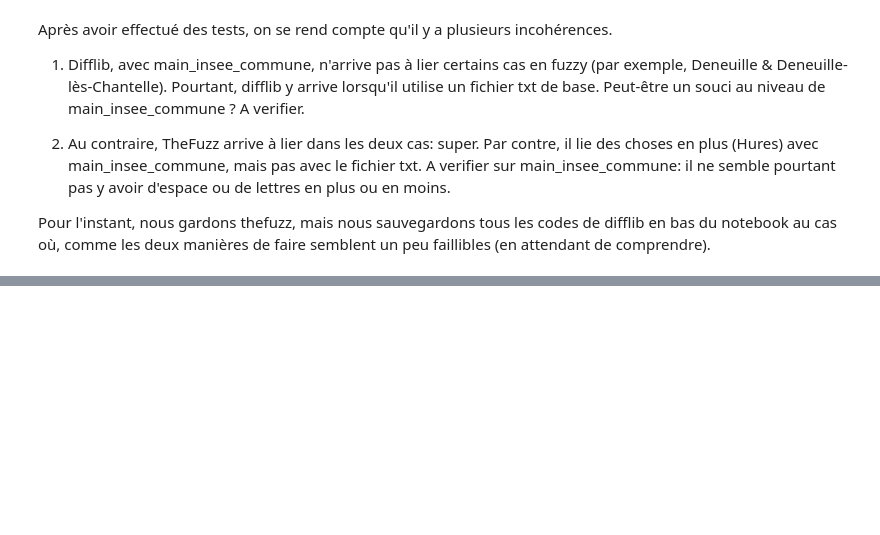
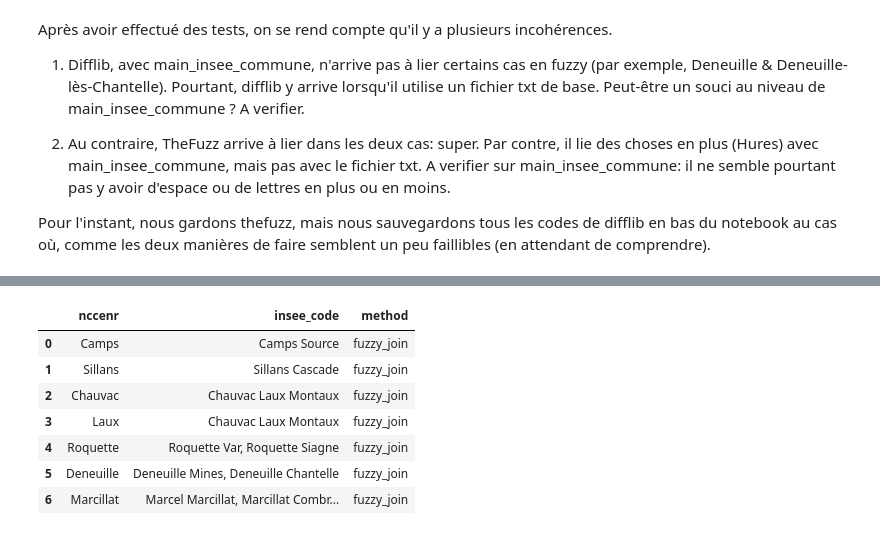
Before and after one commit to chartes/dico-topo, a Jupyter notebook: utils/pouille/linking.ipynb, the cells around one changed output, grey strips where cells are left out. Cells and saved outputs as stored; diff of their text form; code cells hidden in the pictures; blank space fills up the shorter version.

```diff
--- a/utils/pouille/linking.ipynb
+++ b/utils/pouille/linking.ipynb
@@ -1062,0 +1249,73 @@ linked_places_df = pd.concat([linked_places_df, pas_communes_fuzzy_nodpt_df]).dr
+# %%
+#Note: voici un essai sur la méthode thefuzz. Elle donne les mêmes résultats que difflib, mais pour une raison
+# que j'ignore, pas les mêmes résultats que lorsqu'on utilise main_insee_commune (il doit sûrement y avoir une erreur
+#dans la liste). On laisse donc de côté pour l'instant: cf en dessous, les méthodes thefuzzy 'au cas où'.
+
+# Définir le nom du fichier
+nom_fichier_pouille = "../../utils/pouille/resources/test_pouille.txt"
+
+# Lire le fichier texte et créer une liste de mots
+with open(nom_fichier_pouille, "r") as fichier:
+    liste_mots = fichier.read().splitlines()
+
+# Créer le dataframe avec la liste de mots
+df_pouille_thefuzz = pd.DataFrame(liste_mots, columns=["vedette"])
+
+# Définir le nom du fichier
+nom_fichier_nccenr = "../../utils/pouille/resources/test_nccenr.txt"
+
+# Lire le fichier texte et créer une liste de mots
+with open(nom_fichier_nccenr, "r") as fichier:
+    liste_mots = fichier.read().splitlines()
+
+# Créer le dataframe avec la liste de mots
+df_nccenr_thefuzz = pd.DataFrame(liste_mots, columns=["nccenr"])
+
+
+df_pouille_thefuzz['vedette'] = df_pouille_thefuzz['vedette'].apply(replace_special_characters)
+df_nccenr_thefuzz['nccenr'] = df_nccenr_thefuzz['nccenr'].apply(replace_special_characters)
+
+df_pouille_thefuzz['vedette'] = df_pouille_thefuzz['vedette'].apply(lambda x: filter_words(x, tokens=tokens))
+df_nccenr_thefuzz['nccenr'] = df_nccenr_thefuzz['nccenr'].apply(lambda x: filter_words(x, tokens=tokens))
+
+
+import pandas as pd
+from thefuzz import fuzz
+
+# Pour chaque ligne dans le DataFrame df_pouille_thefuzz
+for _, x in df_pouille_thefuzz.iterrows():
+    # Effectuer un fuzzy match entre les 'nccenr' du DataFrame df_nccenr_thefuzz et la valeur de la colonne 'vedette' de la ligne en cours (x).
+    # Sélectionner les trois meilleures correspondances (matches) ayant une similarité de 10 ou plus (selon fuzz.token_sort_ratio).
+    matches = [
+        (nccenr, fuzz.token_sort_ratio(nccenr, x['vedette']))
+        for nccenr in df_nccenr_thefuzz['nccenr']
+        if all(word in nccenr.split() for word in x['vedette'].split()) and fuzz.token_sort_ratio(nccenr, x['vedette']) >= 10
+    ]
+
+    # Trier les correspondances par leur similarité (en ordre décroissant) et sélectionner les codes INSEE correspondants.
+    best_matches = [match[0] for match in sorted(matches, key=lambda match: match[1], reverse=True)][:3]
+
+    # Mettre à jour la colonne 'insee_code' de la ligne en cours (x) avec les meilleurs matches (ou une liste vide s'il n'y a pas de correspondance).
+    df_pouille_thefuzz.at[x.name, 'insee_code'] = best_matches
+
+# Supprimer les lignes pour lesquelles il n'y a pas eu de correspondance réussie (liste vide dans la colonne 'insee_code')
+df_pouille_thefuzz = df_pouille_thefuzz[df_pouille_thefuzz['insee_code'].map(lambda x: len(x)) > 0]
+
+# Concaténer les codes INSEE avec les 'nccenr' dans la même cellule, en les séparant par des virgules.
+df_pouille_thefuzz['insee_code'] = df_pouille_thefuzz['insee_code'].apply(lambda x: ', '.join(x) if isinstance(x, list) else x)
+
+# Renommer la colonne 'vedette' en 'nccenr' pour refléter la correspondance avec df_nccenr_thefuzz
+df_pouille_thefuzz = df_pouille_thefuzz.rename(columns={'vedette': 'nccenr'})
+df_pouille_thefuzz['method'] = 'fuzzy_join'
+df_pouille_thefuzz = df_pouille_thefuzz.reset_index(drop=True)
+
+df_pouille_thefuzz
+# %% [output]
+|  | nccenr | insee_code | method |
+| 0 | Camps | Camps Source | fuzzy_join |
+| 1 | Sillans | Sillans Cascade | fuzzy_join |
+| 2 | Chauvac | Chauvac Laux Montaux | fuzzy_join |
+| 3 | Laux | Chauvac Laux Montaux | fuzzy_join |
+| 4 | Roquette | Roquette Var, Roquette Siagne | fuzzy_join |
+| 5 | Deneuille | Deneuille Mines, Deneuille Chantelle | fuzzy_join |
+| 6 | Marcillat | Marcel Marcillat, Marcillat Combr... | fuzzy_join |
```
Also changed, not shown: parts of 49 cells of this notebook, 1 other file.
